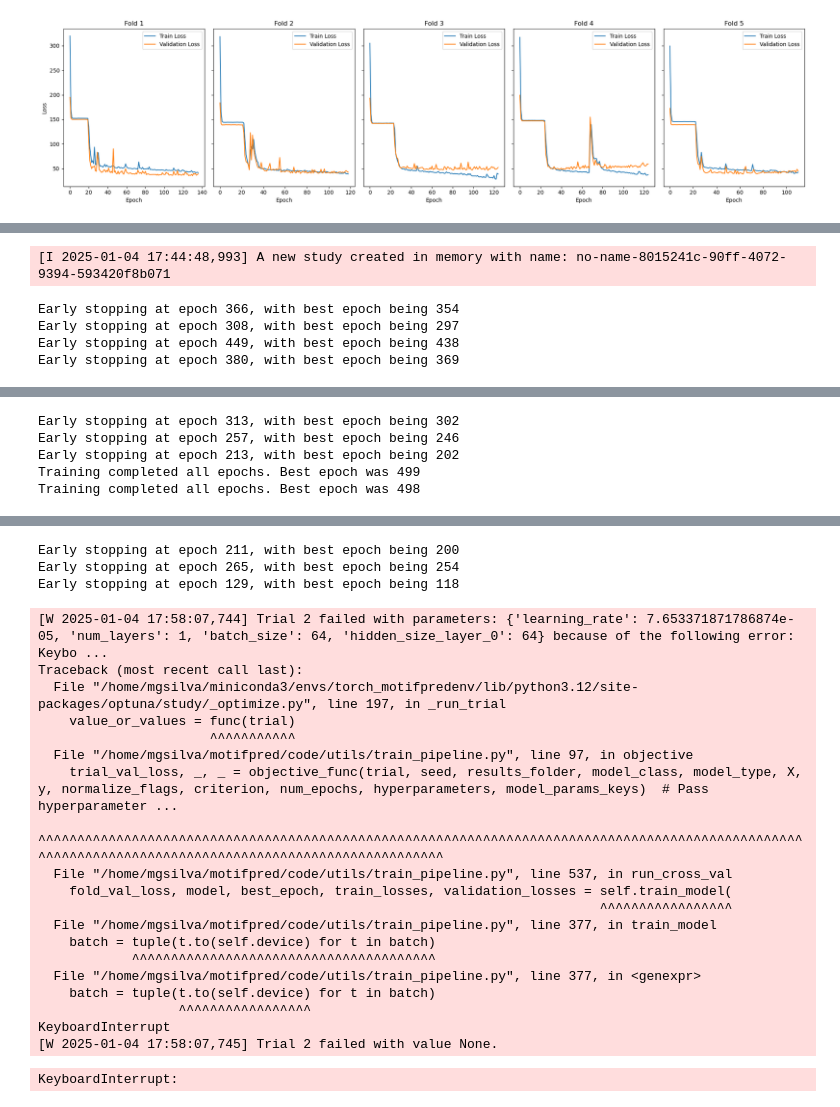
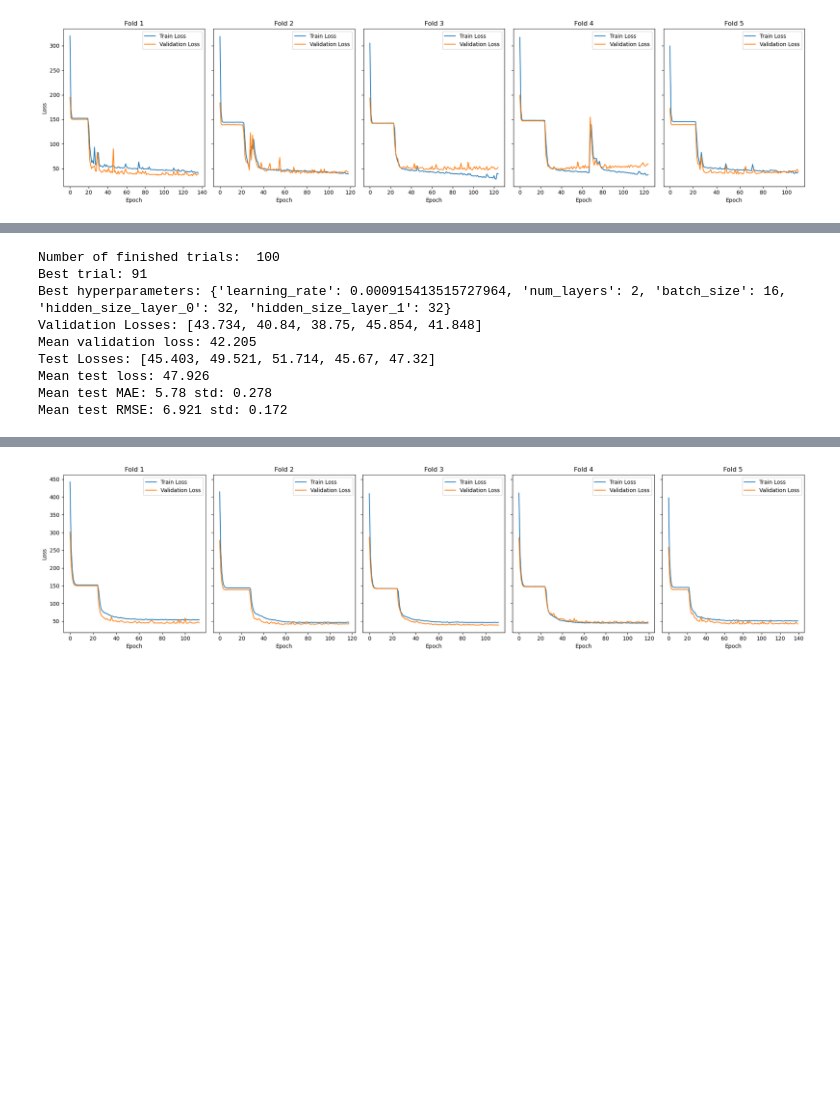
Before and after one commit to MiguelGarcaoSilva/motifpred, a Jupyter notebook: code/casestudy_syntheticdata2/casestudy_lstm.ipynb, the cells around one changed output, grey strips where cells are left out. Cells and saved outputs as stored; diff of their text form; code cells hidden in the pictures; blank space fills up the shorter version.

```diff
--- a/code/casestudy_syntheticdata2/casestudy_lstm.ipynb
+++ b/code/casestudy_syntheticdata2/casestudy_lstm.ipynb
@@ -322,15 +290,19 @@ model_params_keys = ["hidden_sizes_list"]
 model_results_dir = os.path.join(RESULTS_DIR, f"{model_name}_{n_trials}_trials_{num_epochs}_epochs")
 os.makedirs(model_results_dir, exist_ok=True)
 
-X_indices = {"X_indices": X_indices}
-run_optuna_study(pipeline.run_cross_val, LSTM, model_type, suggestion_dict, model_params_keys, seed, X, y, NORMALIZE_FLAGS, model_results_dir, n_trials=n_trials, num_epochs=num_epochs)
+X = {"X_indices": X_indices}
+#run_optuna_study(pipeline.run_cross_val, LSTM, model_type, suggestion_dict, model_params_keys, seed, X, y, NORMALIZE_FLAGS, model_results_dir, n_trials=n_trials, num_epochs=num_epochs)
 
 study = joblib.load(os.path.join(model_results_dir, "study.pkl"))
 print_study_results(study)
 plot_best_model_results(study.trials_dataframe(), save_path=os.path.join(IMAGES_DIR, f"{model_name}_{n_trials}_trials_{num_epochs}_epochs_losses.png"))
 # %% [output]
-[I 2025-01-04 17:44:48,993] A new study created in memory with name: no-name-8015241c-90ff-4072-9394-593420f8b071
+Number of finished trials:  100
+Best trial: 91
+Best hyperparameters: {'learning_rate': 0.000915413515727964, 'num_layers': 2, 'batch_size': 16, 'hidden_size_layer_0': 32, 'hidden_size_layer_1': 32}
+Validation Losses: [43.734, 40.84, 38.75, 45.854, 41.848]
+Mean validation loss: 42.205
+Test Losses: [45.403, 49.521, 51.714, 45.67, 47.32]
+Mean test loss: 47.926
+Mean test MAE: 5.78 std: 0.278
+Mean test RMSE: 6.921 std: 0.172
-Early stopping at epoch 366, with best epoch being 354
-Early stopping at epoch 308, with best epoch being 297
-Early stopping at epoch 449, with best epoch being 438
-Early stopping at epoch 380, with best epoch being 369
@@ -338,5 +308,0 @@ Early stopping at epoch 380, with best epoch being 369
-Early stopping at epoch 313, with best epoch being 302
-Early stopping at epoch 257, with best epoch being 246
-Early stopping at epoch 213, with best epoch being 202
-Training completed all epochs. Best epoch was 499
-Training completed all epochs. Best epoch was 498
@@ -344,26 +309,4 @@ Training completed all epochs. Best epoch was 498
-Early stopping at epoch 211, with best epoch being 200
-Early stopping at epoch 265, with best epoch being 254
-Early stopping at epoch 129, with best epoch being 118
-[W 2025-01-04 17:58:07,744] Trial 2 failed with parameters: {'learning_rate': 7.653371871786874e-05, 'num_layers': 1, 'batch_size': 64, 'hidden_size_layer_0': 64} because of the following error: Keybo ...
-Traceback (most recent call last):
-  File "/home/mgsilva/miniconda3/envs/torch_motifpredenv/lib/python3.12/site-packages/optuna/study/_optimize.py", line 197, in _run_trial
-    value_or_values = func(trial)
-                      ^^^^^^^^^^^
-  File "/home/mgsilva/motifpred/code/utils/train_pipeline.py", line 97, in objective
-    trial_val_loss, _, _ = objective_func(trial, seed, results_folder, model_class, model_type, X, y, normalize_flags, criterion, num_epochs, hyperparameters, model_params_keys)  # Pass hyperparameter ...
-                           ^^^^^^^^^^^^^^^^^^^^^^^^^^^^^^^^^^^^^^^^^^^^^^^^^^^^^^^^^^^^^^^^^^^^^^^^^^^^^^^^^^^^^^^^^^^^^^^^^^^^^^^^^^^^^^^^^^^^^^^^^^^^^^^^^^^^^^^^^^^^^^^^^^^^^^
-  File "/home/mgsilva/motifpred/code/utils/train_pipeline.py", line 537, in run_cross_val
-    fold_val_loss, model, best_epoch, train_losses, validation_losses = self.train_model(
-                                                                        ^^^^^^^^^^^^^^^^^
-  File "/home/mgsilva/motifpred/code/utils/train_pipeline.py", line 377, in train_model
-    batch = tuple(t.to(self.device) for t in batch)
-            ^^^^^^^^^^^^^^^^^^^^^^^^^^^^^^^^^^^^^^^
-  File "/home/mgsilva/motifpred/code/utils/train_pipeline.py", line 377, in <genexpr>
-    batch = tuple(t.to(self.device) for t in batch)
-                  ^^^^^^^^^^^^^^^^^
-KeyboardInterrupt
-[W 2025-01-04 17:58:07,745] Trial 2 failed with value None.
-KeyboardInterrupt:
+[figure, added]
 # %%
 from utils.utils import plot_preds_vs_truevalues
 from utils.train_pipeline import get_preds_best_config
```
Also changed, not shown: parts of 7 cells of this notebook, 6 other files.
